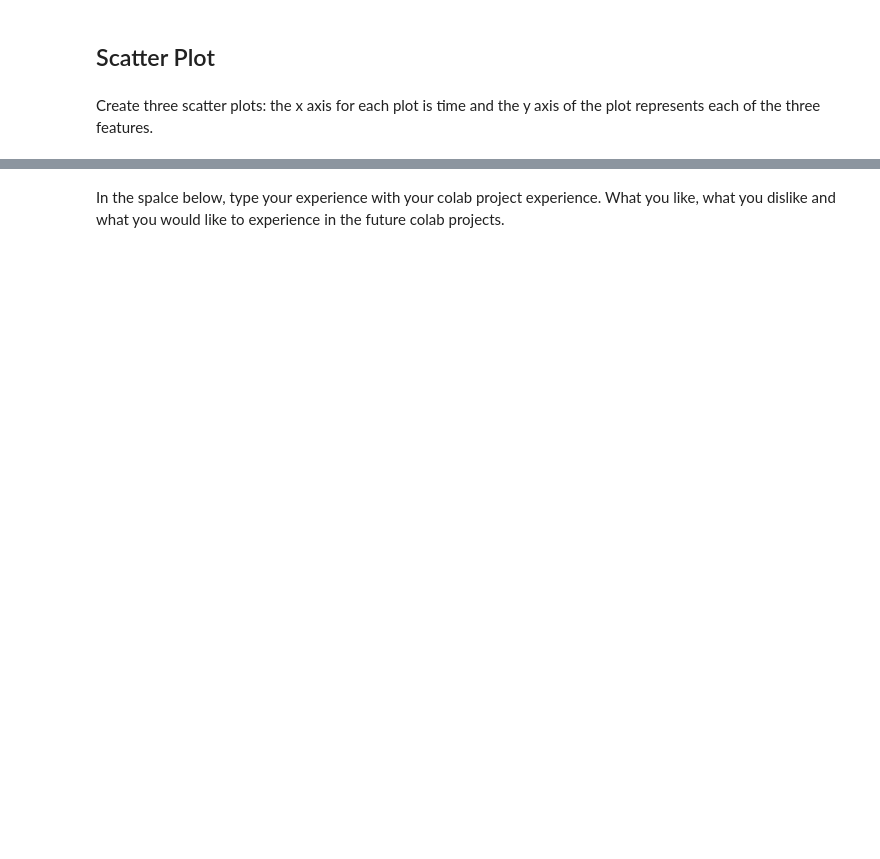
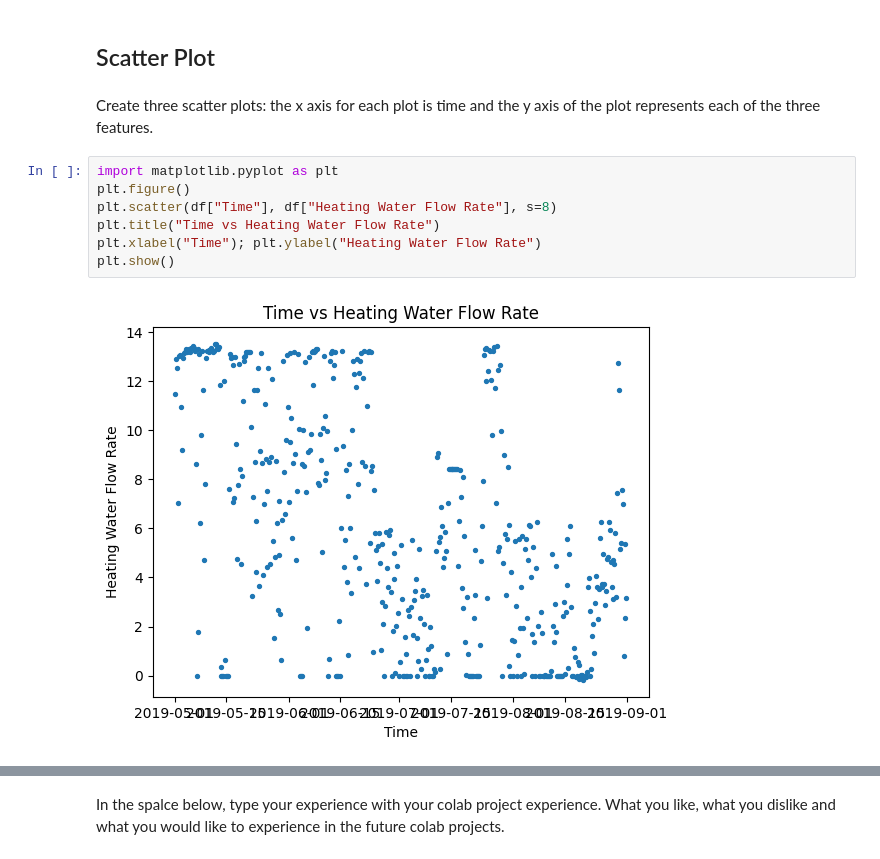
Before and after one commit to ncat-morrow/isen-project-1-370-project, a Jupyter notebook: ISEN_370_Project_1_Assignment.ipynb, the cells around one changed output, grey strips where cells are left out. Saved outputs shown, nothing was run; the diff lists cells and outputs as text; blank space fills up the shorter version.

```diff
--- a/ISEN_370_Project_1_Assignment.ipynb
+++ b/ISEN_370_Project_1_Assignment.ipynb
@@ -70,3 +126,12 @@ Enter your answer in the text cell below:
 ## Scatter Plot
 # %% [markdown]
 Create three scatter plots: the x axis for each plot is time and the y axis of the plot represents each of the three features.
+# %%
+import matplotlib.pyplot as plt
+plt.figure()
+plt.scatter(df["Time"], df["Heating Water Flow Rate"], s=8)
+plt.title("Time vs Heating Water Flow Rate")
+plt.xlabel("Time"); plt.ylabel("Heating Water Flow Rate")
+plt.show()
+# %% [output]
+[figure, added]
```
Also changed, not shown: parts of 11 cells of this notebook.
